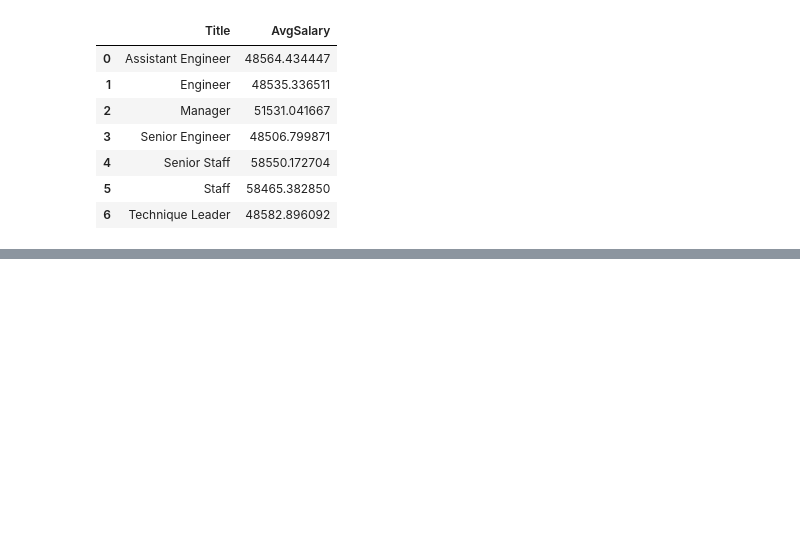
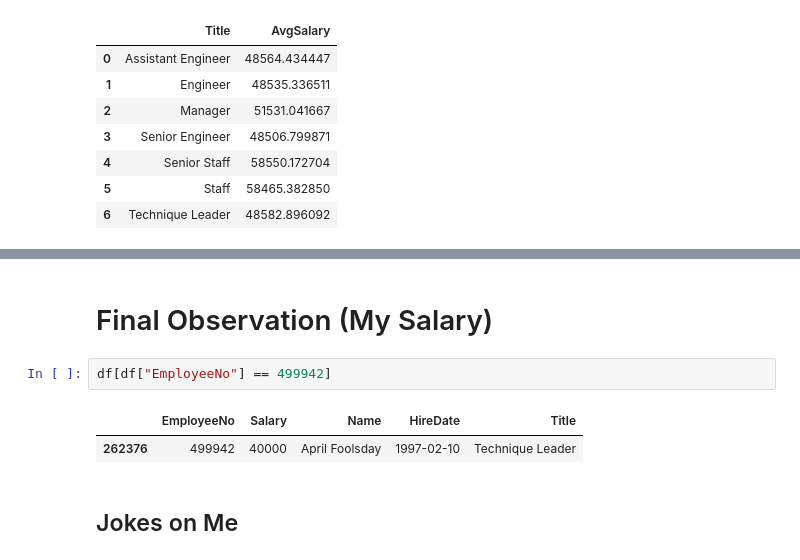
Before and after one commit to mregpala/sql-challenge, a Jupyter notebook: EmployeeSQL/EmployeeJobAnalysis.ipynb, the cells around one changed output, grey strips where cells are left out. Saved outputs shown, nothing was run; the diff lists cells and outputs as text; blank space fills up the shorter version.

```diff
--- a/EmployeeSQL/EmployeeJobAnalysis.ipynb
+++ b/EmployeeSQL/EmployeeJobAnalysis.ipynb
@@ -115,0 +134,9 @@ plt.bar(avg_sal_df["Title"],avg_sal_df["AvgSalary"])
+# %% [markdown]
+# Final Observation (My Salary)
+# %%
+df[df["EmployeeNo"] == 499942]
+# %% [output]
+|  | EmployeeNo | Salary | Name | HireDate | Title |
+| 262376 | 499942 | 40000 | April Foolsday | 1997-02-10 | Technique Leader |
+# %% [markdown]
+## Jokes on Me
```
Also changed, not shown: parts of 10 cells of this notebook, 1 other file.
